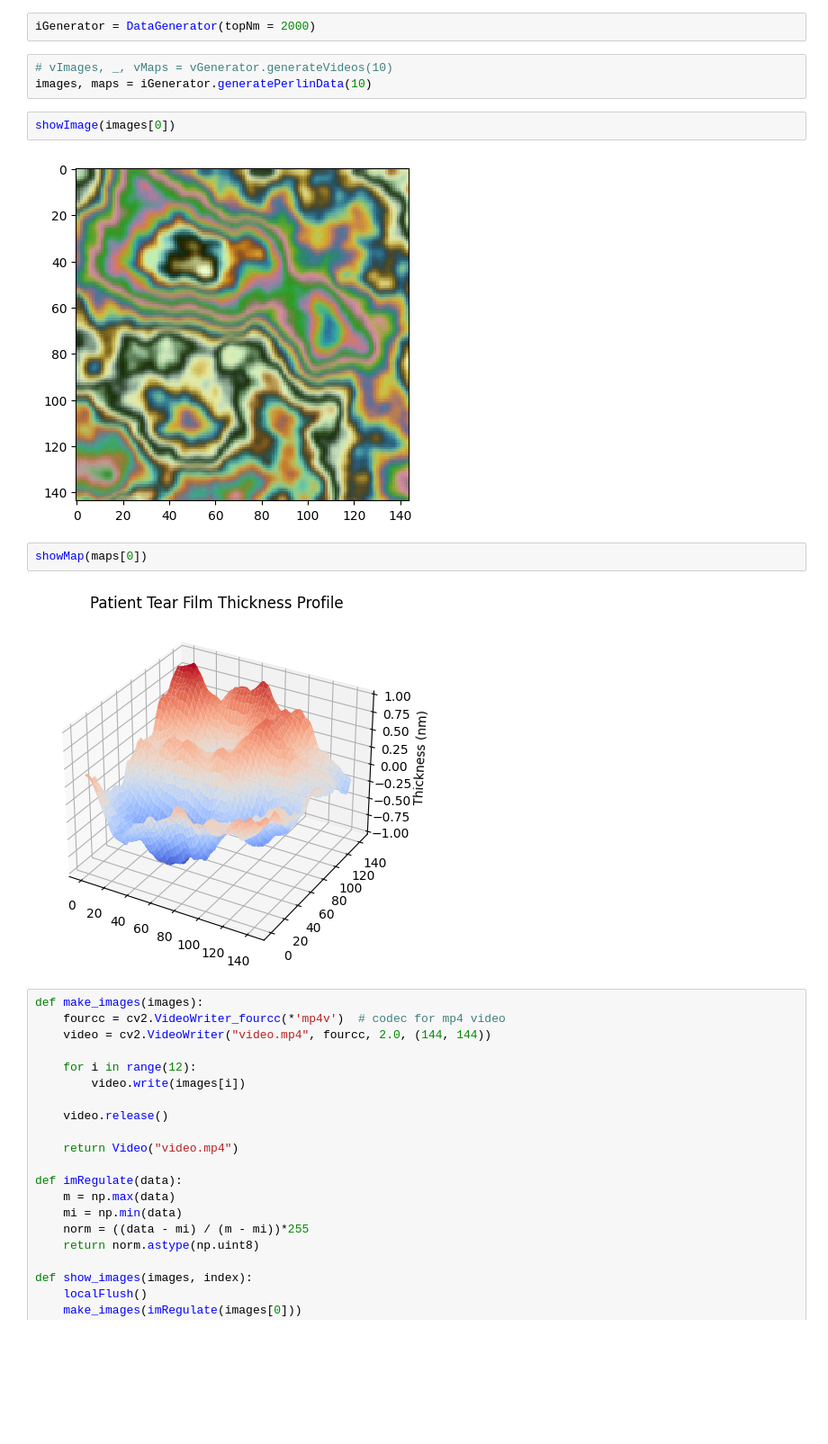
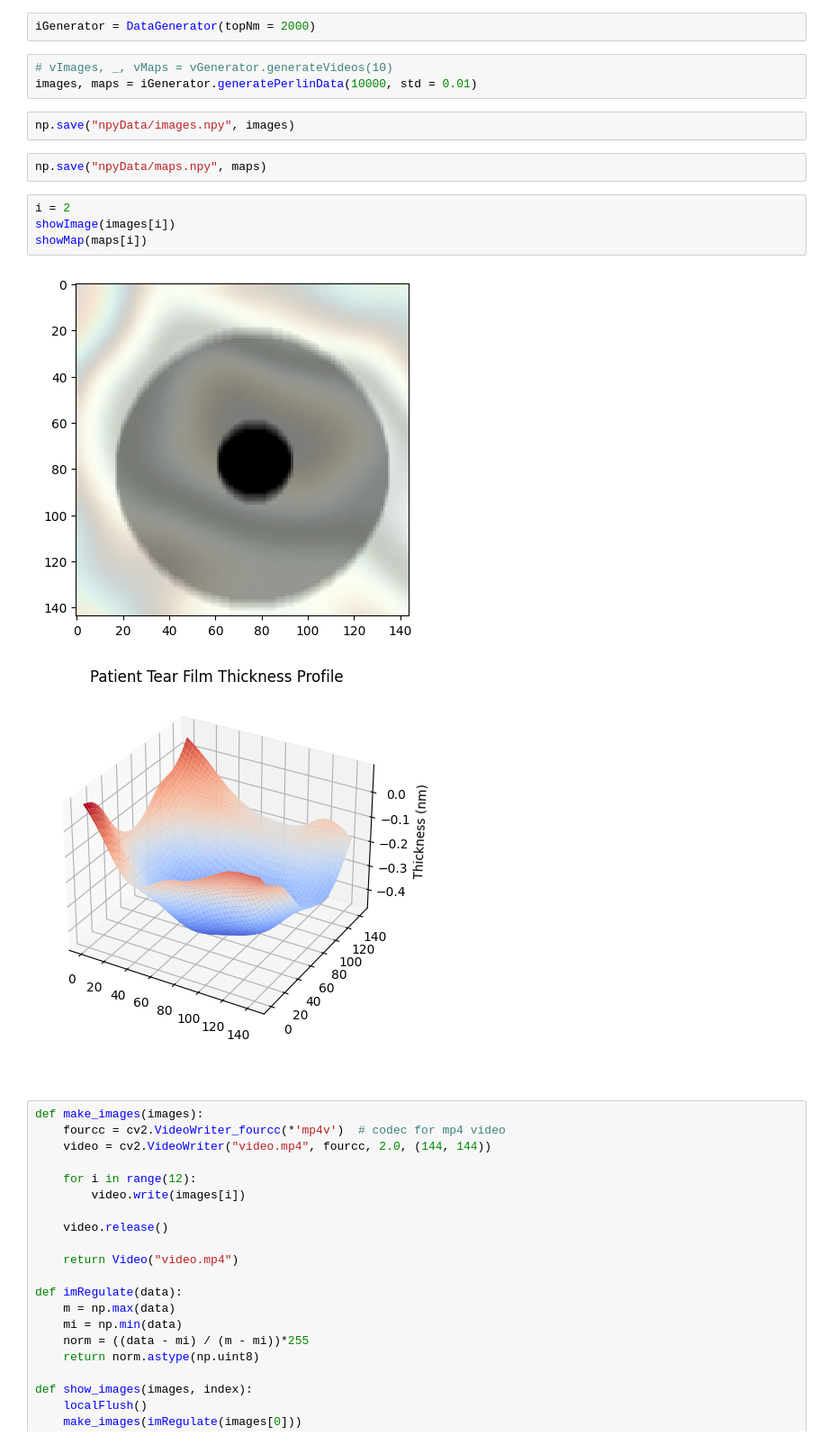
Before and after one commit to HSEyeFuller/test-gcp-transfer, a Jupyter notebook: ConditionalGAN/HSIMain.ipynb, the cells around one changed output. Shown at 90% size. Cells and saved outputs as stored; diff of their text form; blank space fills up the shorter version.

```diff
--- a/ConditionalGAN/HSIMain.ipynb
+++ b/ConditionalGAN/HSIMain.ipynb
@@ -37,15 +37,20 @@ from IPython.display import Image
 iGenerator = DataGenerator(topNm = 2000)
 # %%
 # vImages, _, vMaps = vGenerator.generateVideos(10)
-images, maps = iGenerator.generatePerlinData(10)
+images, maps = iGenerator.generatePerlinData(10000, std = 0.01)
-# %%
-showImage(images[0])
-# %% [output]
-[figure, removed]
-# %%
-showMap(maps[0])
-# %% [output]
-[figure, removed]
+# %%
+np.save("npyData/images.npy", images)
+# %%
+np.save("npyData/maps.npy", maps)
+# %%
+i = 2
+showImage(images[i])
+showMap(maps[i])
+# %% [output]
+[figure, added]
+[figure, added]
+# %% [markdown]
+###
 # %%
 def make_images(images):
     fourcc = cv2.VideoWriter_fourcc(*'mp4v')  # codec for mp4 video
```
Also changed, not shown: parts of 4 cells of this notebook, 2 other files.
